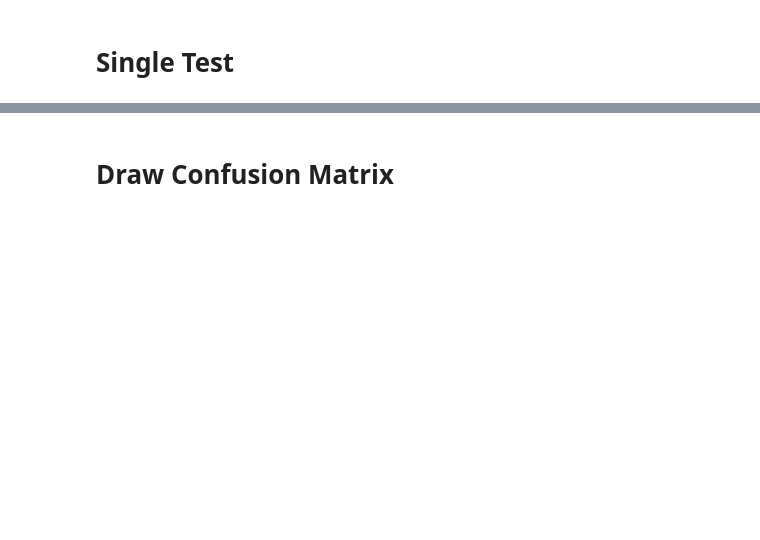
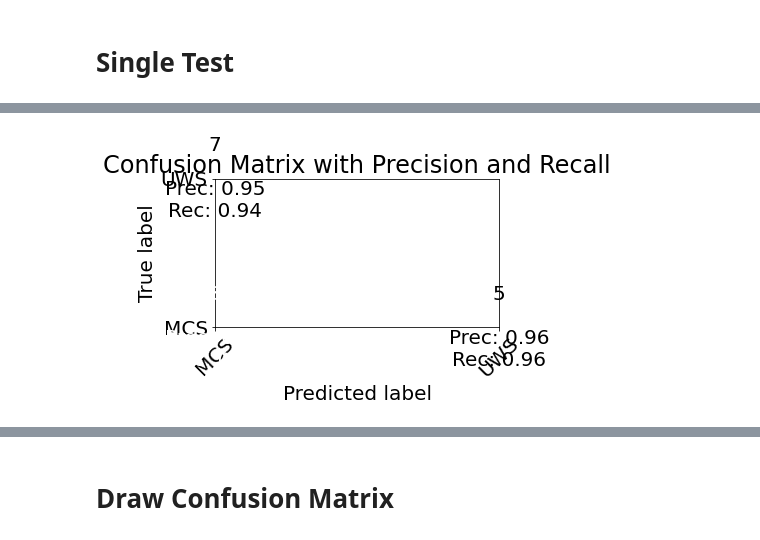
Before and after one commit to Pokemongle/eeg-deepl, a Jupyter notebook: test.ipynb, the cells around one changed output, grey strips where cells are left out. Saved outputs shown, nothing was run; the diff lists cells and outputs as text; code cells hidden in the pictures; blank space fills up the shorter version.

```diff
--- a/test.ipynb
+++ b/test.ipynb
@@ -423,0 +531,93 @@ uws准确率: 0.9090908765792847
+# %%
+import numpy as np
+import matplotlib.pyplot as plt
+from sklearn.metrics import confusion_matrix, precision_score, recall_score, roc_curve, auc
+# 定义LSTM超参数
+input_size = 64  # 输入特征维度
+hidden_size = 64  # 隐藏单元数量
+num_layers = 2  # LSTM层数
+output_size = 2  # 输出类别数量
+# fold0-4
+exper_dir = "hc_doc"
+# exper_dir = "mcs_uws"
+model_name = "_CNN"
+# model_name = "_CNN"
+# model_name = "_CNN_spa"
+# model_name = "_CNN_spa_lstm"
+# model0 = MyNetwork(input_size, hidden_size, num_layers, output_size)
+# model0.load_state_dict(torch.load(f"../model/mcs_uws/{exper_dir}{model_name}/Fold0_Epoch15.pt"))
+# model1 = MyNetwork(input_size, hidden_size, num_layers, output_size)
+# model1.load_state_dict(torch.load(f"../model/mcs_uws/{exper_dir}{model_name}/Fold1_Epoch15.pt"))
+# model2 = MyNetwork(input_size, hidden_size, num_layers, output_size)
+# model2.load_state_dict(torch.load(f"../model/mcs_uws/{exper_dir}{model_name}/Fold2_Epoch15.pt"))
+# model3 = MyNetwork(input_size, hidden_size, num_layers, output_size)
+# model3.load_state_dict(torch.load(f"../model/mcs_uws/{exper_dir}{model_name}/Fold3_Epoch15.pt"))
+# model4 = MyNetwork(input_size, hidden_size, num_layers, output_size)
+# model4.load_state_dict(torch.load(f"../model/mcs_uws/{exper_dir}{model_name}/Fold4_Epoch15.pt"))
+# 设置全局字体大小
+plt.rcParams.update({'font.size': 20})  # 设置字体大小为 14
+# 假设有模型的预测结果和真实标签
+# 例如，假设模型预测的结果存储在名为 predicted_labels 的数组中，
+# 真实标签存储在名为 true_labels 的数组中
+# 将张量转换为 NumPy 数组
+# predict_labels = predict_labels.cpu().numpy()
+# predict_labels = predict_labels.numpy()
+# true_labels = true_labels.cpu().numpy()
+
+# # 计算混淆矩阵
+conf_matrix = confusion_matrix(true_labels, predict_labels)
+
+# 计算精确率和召回率
+# 注意：在这里，MCS 是标签 0，UWS 是标签 1
+precision = precision_score(true_labels, predict_labels, labels=[0, 1], average=None)
+recall = recall_score(true_labels, predict_labels, labels=[0, 1], average=None)
+
+# # 绘制混淆矩阵
+# plt.figure(figsize=(10, 8))  # 设置图形大小
+# plt.imshow(conf_matrix, cmap='Blues', interpolation='nearest')
+# plt.colorbar()
+
+# 标记轴和标签
+classes = ['MCS', 'UWS']
+tick_marks = np.arange(len(classes))
+plt.xticks(tick_marks, classes, rotation=45)
+plt.yticks(tick_marks, classes)
+
+# 添加数值标签和精确率/召回率信息（保持字体大小一致）
+thresh = conf_matrix.max() / 2.
+for i in range(conf_matrix.shape[0]):
+    for j in range(conf_matrix.shape[1]):
+        plt.text(j, i, f'{conf_matrix[i, j]}\n\nPrec: {precision[j]:.2f}\nRec: {recall[i]:.2f}',
+                 horizontalalignment="center",
+                 verticalalignment="center",
+                 color="white" if conf_matrix[i, j] > thresh else "black")
+
+plt.tight_layout()
+plt.ylabel('True label')
+plt.xlabel('Predicted label')
+plt.title('Confusion Matrix with Precision and Recall')
+plt.show()
+
+# 计算病例级别的分类概率
+# 假设 p_i 是每个病例被分类为 MCS 的概率
+# true_labels 中包含每个样本的真实标签，predicted_labels 中包含每个样本的预测标签
+p_mcs = np.sum(predict_labels == 0) / len(true_labels)
+p_uws = 1 - p_mcs
+
+# 绘制 ROC 曲线
+# 注意：这里计算 ROC 曲线的输入应该是真实标签和预测概率，而不是单个概率值 p_mcs
+fpr, tpr, _ = roc_curve(true_labels, predict_labels)  # 根据预测概率计算 ROC
+roc_auc = auc(fpr, tpr)
+
+plt.figure(figsize=(8, 6))  # 设置 ROC 曲线图形大小
+plt.plot(fpr, tpr, color='darkorange', lw=2, label=f'ROC curve (area = {roc_auc:.2f})')
+plt.plot([0, 1], [0, 1], color='navy', lw=2, linestyle='--')
+plt.xlim([0.0, 1.0])
+plt.ylim([0.0, 1.05])
+plt.xlabel('False Positive Rate')
+plt.ylabel('True Positive Rate')
+plt.title('Receiver Operating Characteristic for UWS')
+plt.legend(loc='lower right')
+plt.show()
+# %% [output]
+[figure, added]
```
Also changed, not shown: parts of 8 cells of this notebook, 10 other files.
